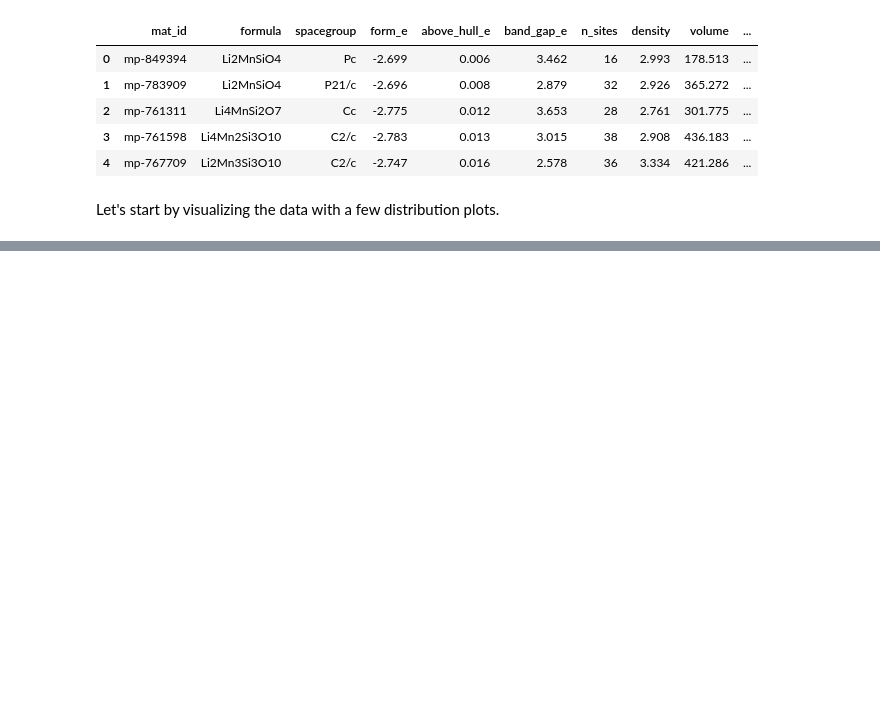
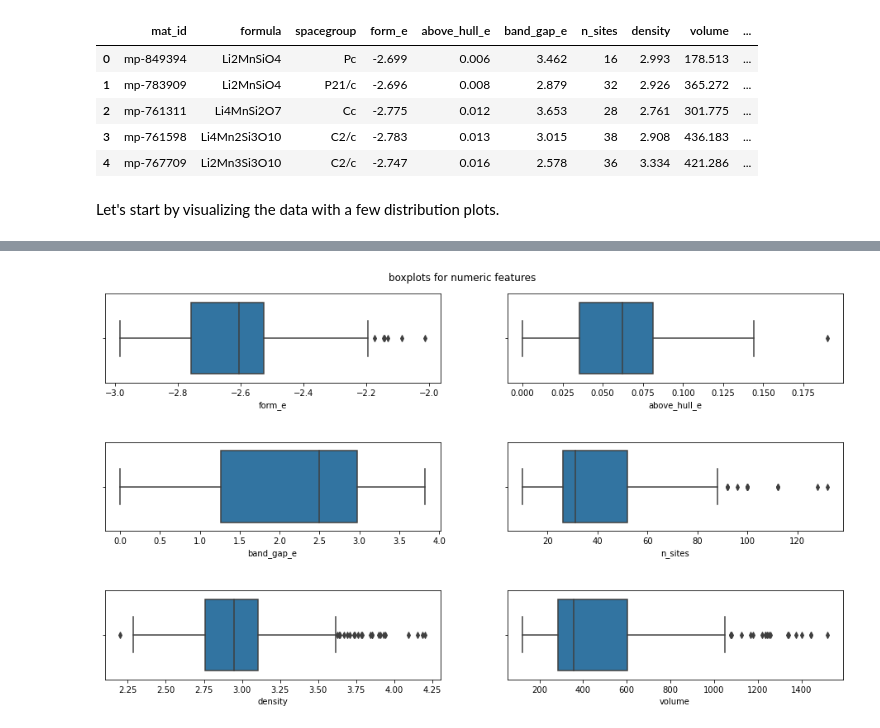
Before and after one commit to lumtvn/batteries-crystal-system, a Jupyter notebook: first_steps.ipynb, the cells around one changed output, grey strips where cells are left out. Drawn from its saved outputs; the diff is of its cells as text; code cells hidden in the pictures; blank space fills up the shorter version.

```diff
--- a/first_steps.ipynb
+++ b/first_steps.ipynb
@@ -91,0 +123,10 @@ plt.show()
+# %%
+fig = plt.figure(figsize=(16,8))
+for i, ft in enumerate(numerical):
+    plt.subplot(3,2,i+1)
+    sns.boxplot(x=ft,data=df)
+plt.subplots_adjust(hspace=2/3, top=0.935)
+fig.suptitle("boxplots for numeric features")
+plt.show()
+# %% [output]
+[figure, added]
```
Also changed, not shown: parts of 11 cells of this notebook.
